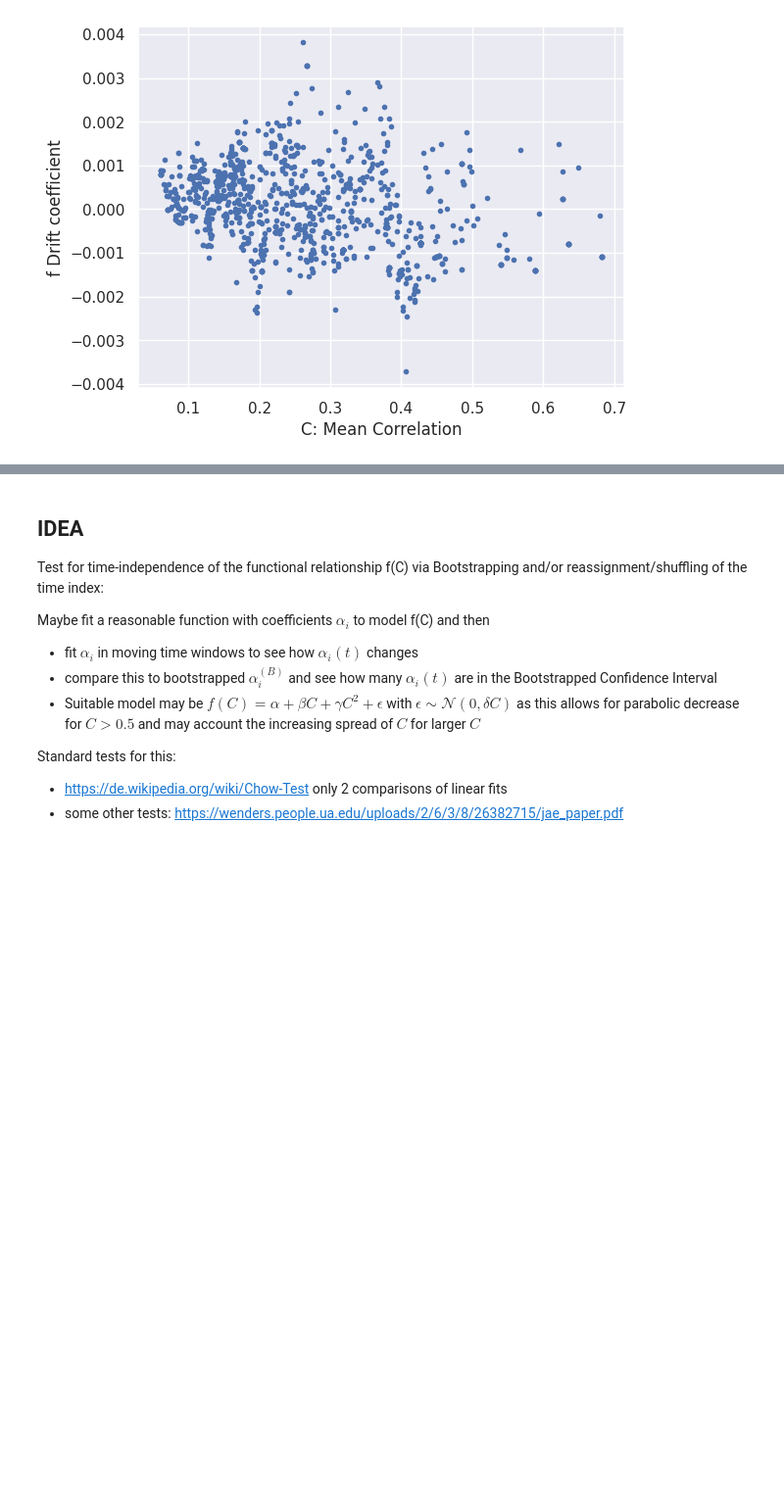
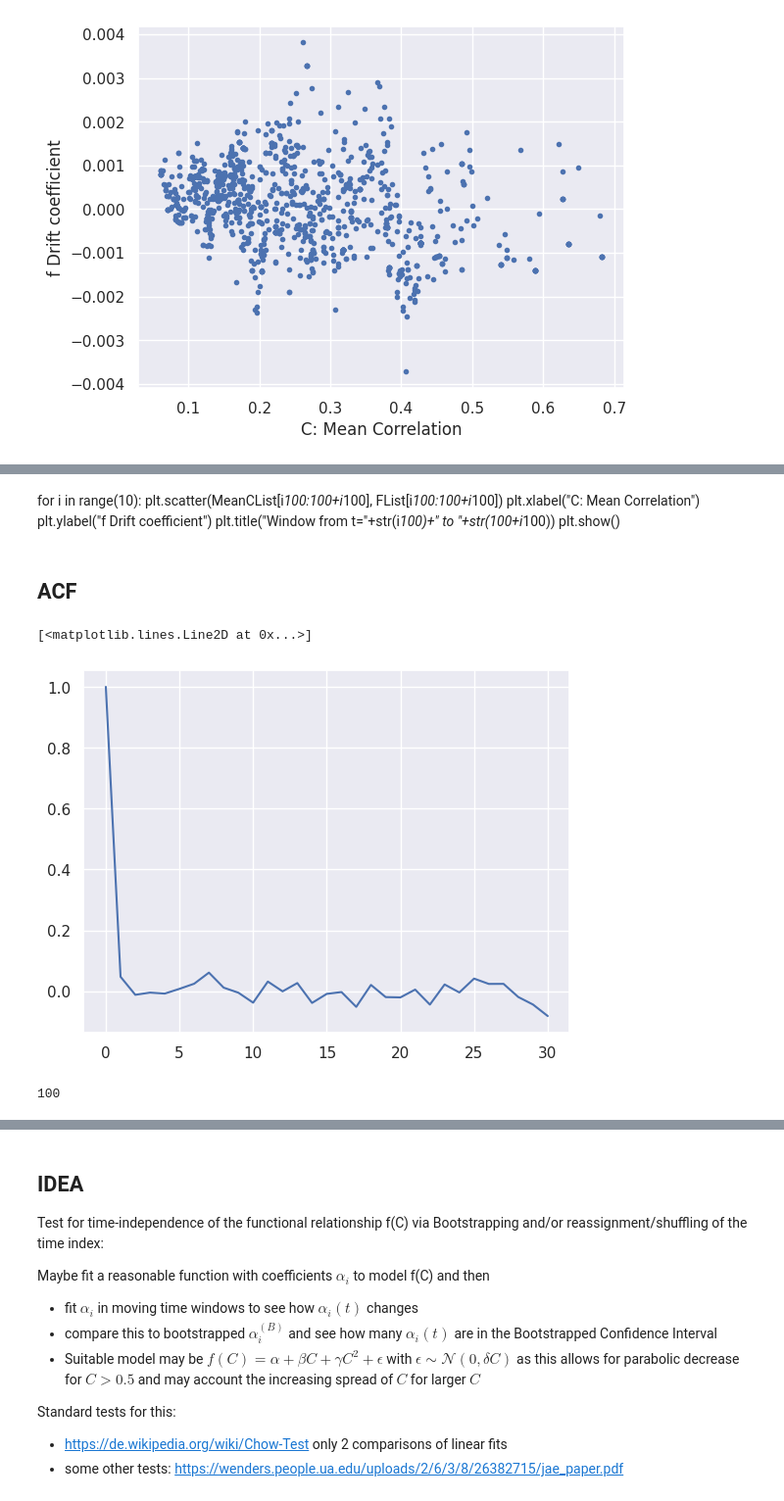
Before and after one commit to TobiasW1891/Finance-Redone, a Jupyter notebook: Compare to Stepanov.ipynb, the cells around one changed output, grey strips where cells are left out. Shown at 98% size. Drawn from its saved outputs; the diff is of its cells as text; code cells hidden in the pictures; blank space fills up the shorter version.

Commit message:
Stationarity test
Use acf to check stationarity. Differencing seems to suffice.

```diff
--- a/Compare to Stepanov.ipynb
+++ b/Compare to Stepanov.ipynb
@@ -380,0 +462,20 @@ for i in range(10):
+# %% [markdown]
+for i in range(10):
+    plt.scatter(MeanCList[i*100:100+i*100],
+                FList[i*100:100+i*100])
+    plt.xlabel("C: Mean Correlation")
+    plt.ylabel("f Drift coefficient")
+    plt.title("Window from t="+str(i*100)+" to "+str(100+i*100))
+    plt.show()
+# %% [markdown]
+## ACF
+# %%
+plt.plot(acf(np.random.normal(0,1,1000)))
+# %% [output]
+[<matplotlib.lines.Line2D at 0x...>]
+[figure, added]
+# %%
+c_window_test = C[100:200]
+len(c_window_test)
+# %% [output]
+100
```
Also changed, not shown: parts of 11 cells of this notebook.
